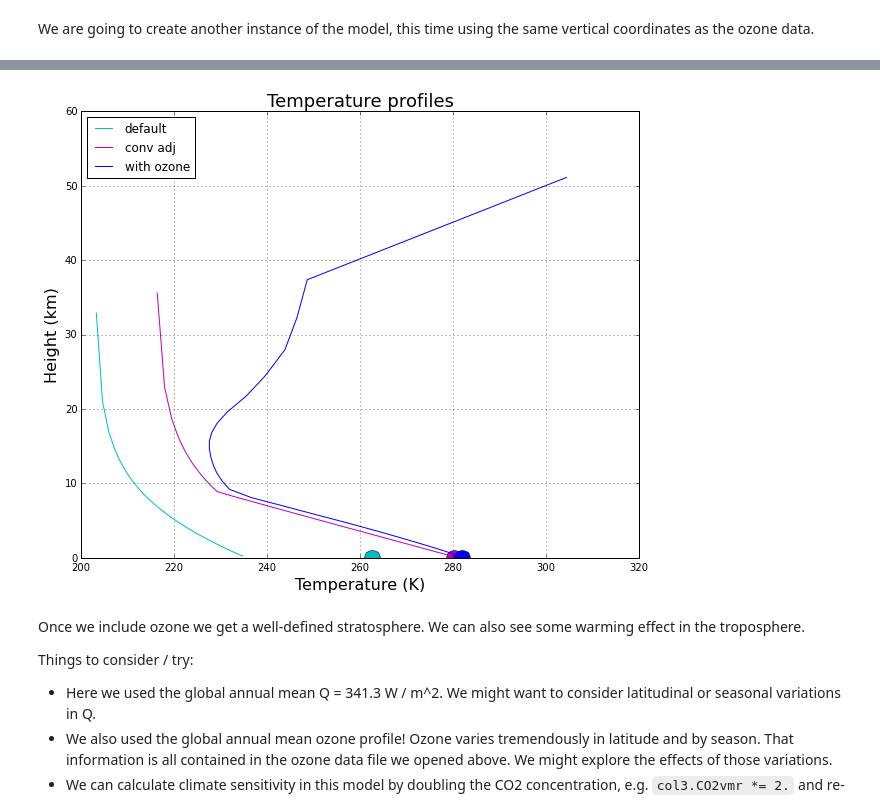
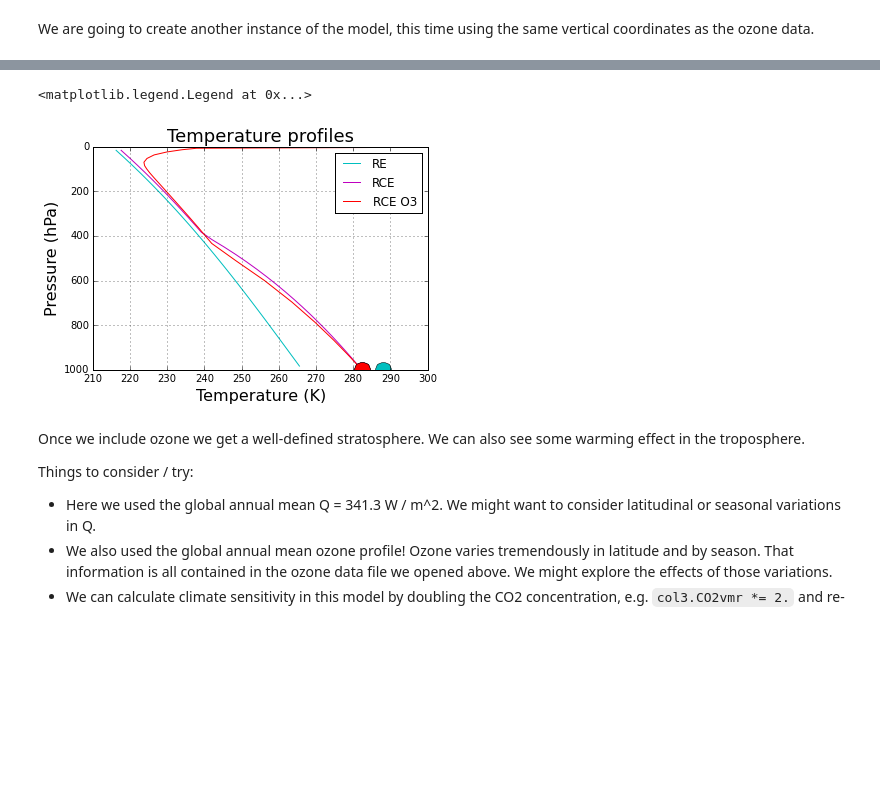
Before and after one commit to climlab/climlab, a Jupyter notebook: courseware/The spectral column model.ipynb, the cells around one changed output, grey strips where cells are left out. Drawn from its saved outputs; the diff is of its cells as text; code cells hidden in the pictures; blank space fills up the shorter version.

```diff
--- a/courseware/The spectral column model.ipynb
+++ b/courseware/The spectral column model.ipynb
@@ -71,6 +71,7 @@ The default has no convective adjustment (so there is a big drop in temperature
 We can put the convective adjustment in just as we did with the original ColumnModel:
 # %%
 col2 = climlab.RadiativeConvectiveModel( adj_lapse_rate=6. )
+sw = climlab.radiation.three_band.ThreeBandSW(state=col2.state, **col2.param)
 col2.add_subprocess('SW', sw)
 print col2
 # %% [output]
@@ -176,2 +179,8 @@ O3_global = sum( O3_zon * cos(deg2rad(lat)), axis=1 ) / sum( cos(deg2rad(lat) )
 # %% [markdown]
 We are going to create another instance of the model, this time using the same vertical coordinates as the ozone data.
+# %%
+#  Create the column with appropriate vertical coordinate, surface albedo and convective adjustment
+col3 = climlab.RadiativeConvectiveModel( lev=lev, params={'adj_lapse_rate':6, 'albedo':0.14} )
+sw = climlab.radiation.three_band.ThreeBandSW(state=col3.state, **col3.param)
+col3.add_subprocess('SW', sw)
+print col3
@@ -178,9 +199,5 @@ We are going to create another instance of the model, this time using the same v
 # %%
-#  Create the column with appropriate vertical coordinate, surface albedo and convective adjustment
-col3 = spectralColumn.spectralColumn( p = lev, params={'adj_lapse_rate':6, 'albedo':0.14} )
 #  Set the ozone mixing ratio
 #   IMPORTANT: we need to flip the ozone array around because the vertical coordinate runs the wrong way
 #   (first element is top of atmosphere, whereas our model expects the first element to be just above the surface)
-col3.O3vmr = np.flipud(O3_global)
-#  Run the model out to equilibrium!
-col3.Step_Forward(num_steps=500)
+sw.O3vmr = np.flipud(O3_global)
@@ -187,19 +210,21 @@ col3.Step_Forward(num_steps=500)
 # %%
-fig = figure( figsize=(10,8) )
+fig = plt.figure()
 ax = fig.add_subplot(111)
-ax.plot( col1.Tatm, col1.compute_height()/1000., 'c-', label='default' )
-ax.plot( col1.Ts, 0, 'co', markersize=16 )
-ax.plot( col2.Tatm, col2.compute_height()/1000., 'm-', label='conv adj' )
-ax.plot( col2.Ts, 0, 'mo', markersize=16 )
-ax.plot( col3.Tatm, col3.compute_height()/1000., 'b-', label='with ozone' )
-ax.plot( col3.Ts, 0, 'bo', markersize=16 )
+ax.plot( col1.Tatm, col1.lev, 'c-', label='RE' )
+ax.plot( col1.Ts, 1000, 'co', markersize=16 )
+ax.plot(col2.Tatm, col2.lev, 'm-', label='RCE' )
+ax.plot(col2.Ts, 1000, 'mo', markersize=16 )
+ax.plot(col3.Tatm, col3.lev, 'r-', label='RCE O3' )
+ax.plot(col3.Ts, 1000, 'ro', markersize=16 )
+ax.invert_yaxis()
 ax.set_xlabel('Temperature (K)', fontsize=16)
-ax.set_ylabel('Height (km)', fontsize=16 )
+ax.set_ylabel('Pressure (hPa)', fontsize=16 )
 ax.set_title('Temperature profiles', fontsize = 18)
-ax.legend(loc='upper left')
 ax.grid()
+ax.legend()
 # %% [output]
+<matplotlib.legend.Legend at 0x...>
-[figure, old version]
+[figure, new version]
 # %% [markdown]
 Once we include ozone we get a well-defined stratosphere. We can also see some warming effect in the troposphere.
 
```
Also changed, not shown: parts of 10 cells of this notebook, 3 other files.
